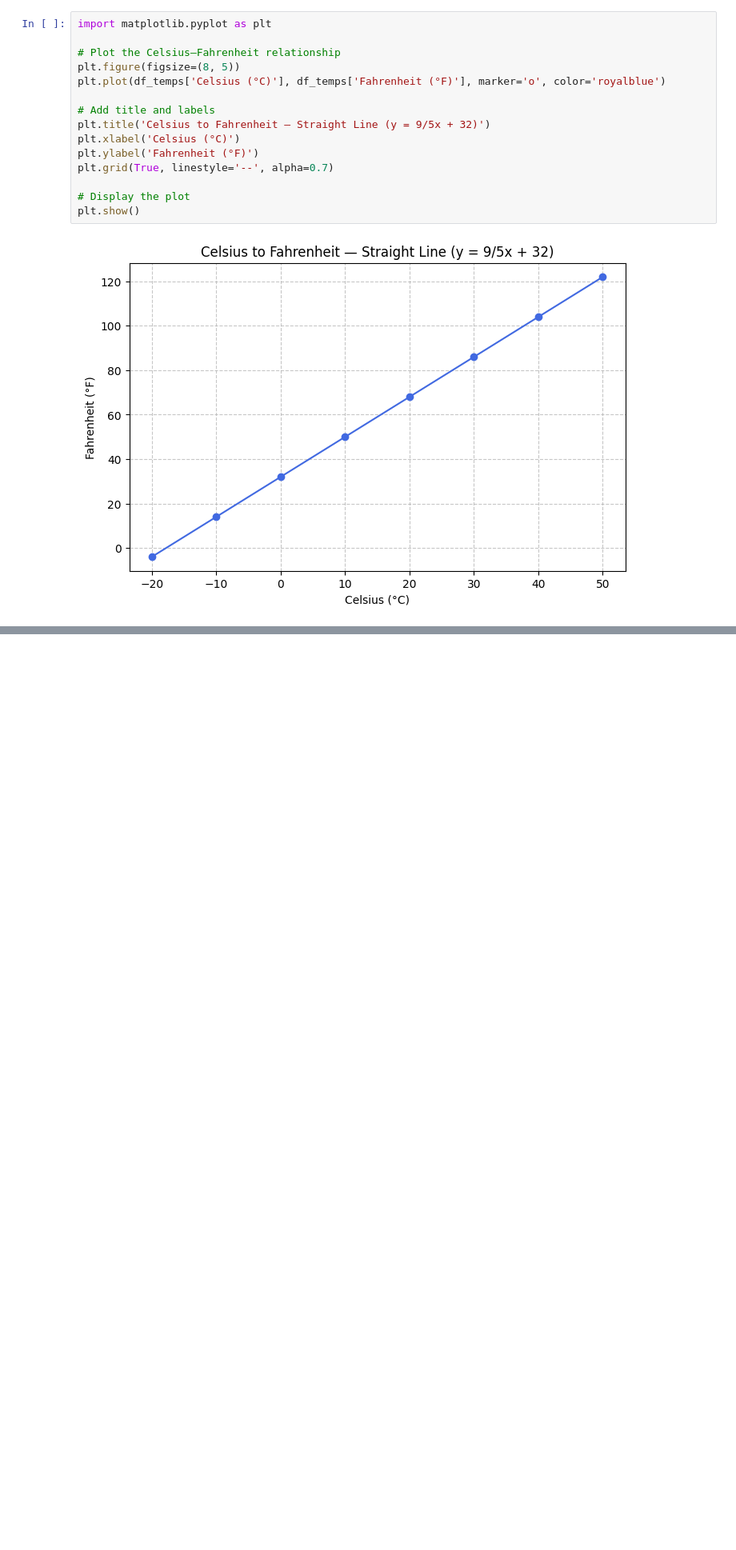
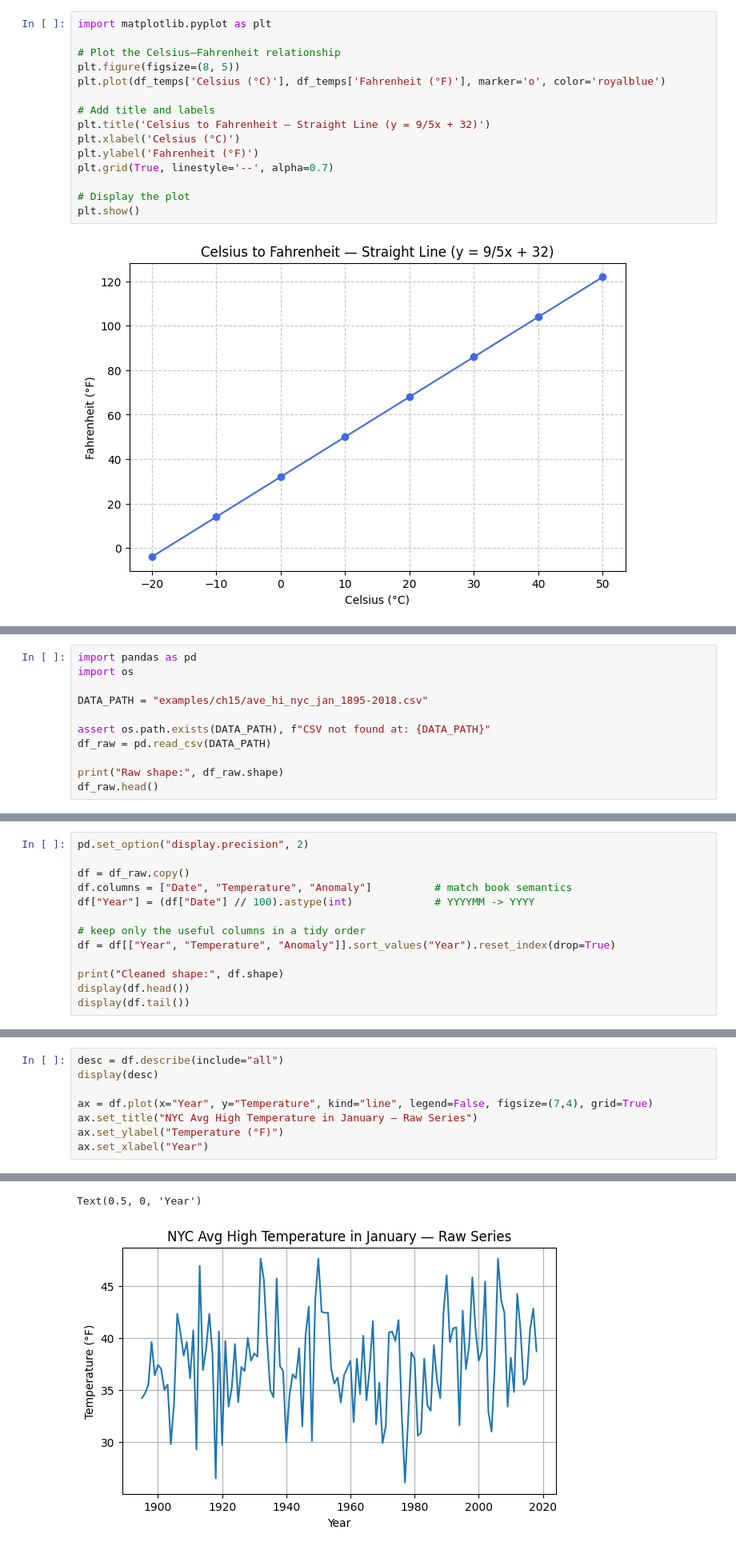
Before and after one commit to brendonmcnulty/datafun-07-ml, a Jupyter notebook: brendon_ml_final.ipynb, the cells around one changed output, grey strips where cells are left out. Shown at 80% size. Drawn from its saved outputs; the diff is of its cells as text; blank space fills up the shorter version.

Commit message:
Add Part 2: Data acquisition, inspection, cleaning, and descriptive statistics

```diff
--- a/brendon_ml_final.ipynb
+++ b/brendon_ml_final.ipynb
@@ -84,0 +91,11 @@ plt.show()
+# %%
+import pandas as pd
+import os
+
+DATA_PATH = "examples/ch15/ave_hi_nyc_jan_1895-2018.csv"
+
+assert os.path.exists(DATA_PATH), f"CSV not found at: {DATA_PATH}"
+df_raw = pd.read_csv(DATA_PATH)
+
+print("Raw shape:", df_raw.shape)
+df_raw.head()
@@ -84,0 +142,13 @@ plt.show()
+# %%
+pd.set_option("display.precision", 2)
+
+df = df_raw.copy()
+df.columns = ["Date", "Temperature", "Anomaly"]          # match book semantics
+df["Year"] = (df["Date"] // 100).astype(int)             # YYYYMM -> YYYY
+
+# keep only the useful columns in a tidy order
+df = df[["Year", "Temperature", "Anomaly"]].sort_values("Year").reset_index(drop=True)
+
+print("Cleaned shape:", df.shape)
+display(df.head())
+display(df.tail())
@@ -84,0 +172,9 @@ plt.show()
+# %%
+desc = df.describe(include="all")
+display(desc)
+
+ax = df.plot(x="Year", y="Temperature", kind="line", legend=False, figsize=(7,4), grid=True)
+ax.set_title("NYC Avg High Temperature in January — Raw Series")
+ax.set_ylabel("Temperature (°F)")
+ax.set_xlabel("Year")
+# %% [output]
@@ -84,0 +190,2 @@ plt.show()
+Text(0.5, 0, 'Year')
+[figure, added]
```
Also changed, not shown: parts of 7 cells of this notebook.
